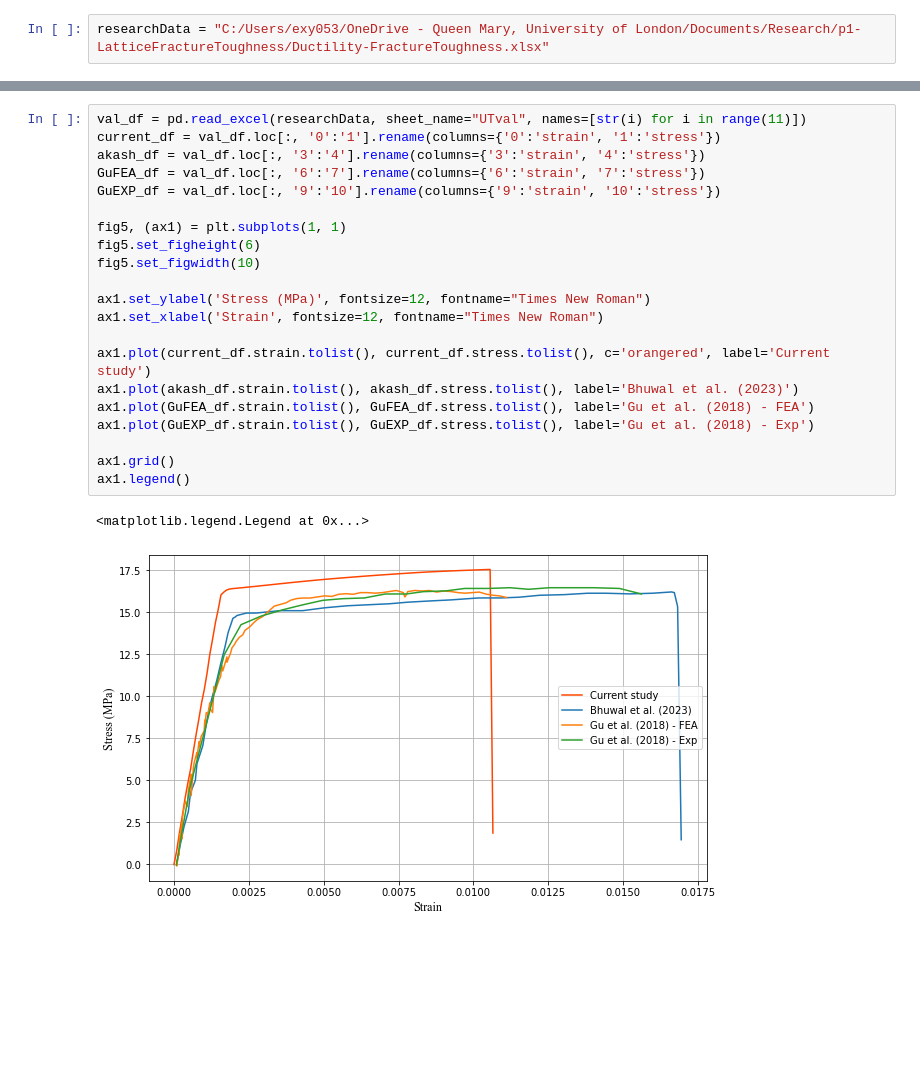
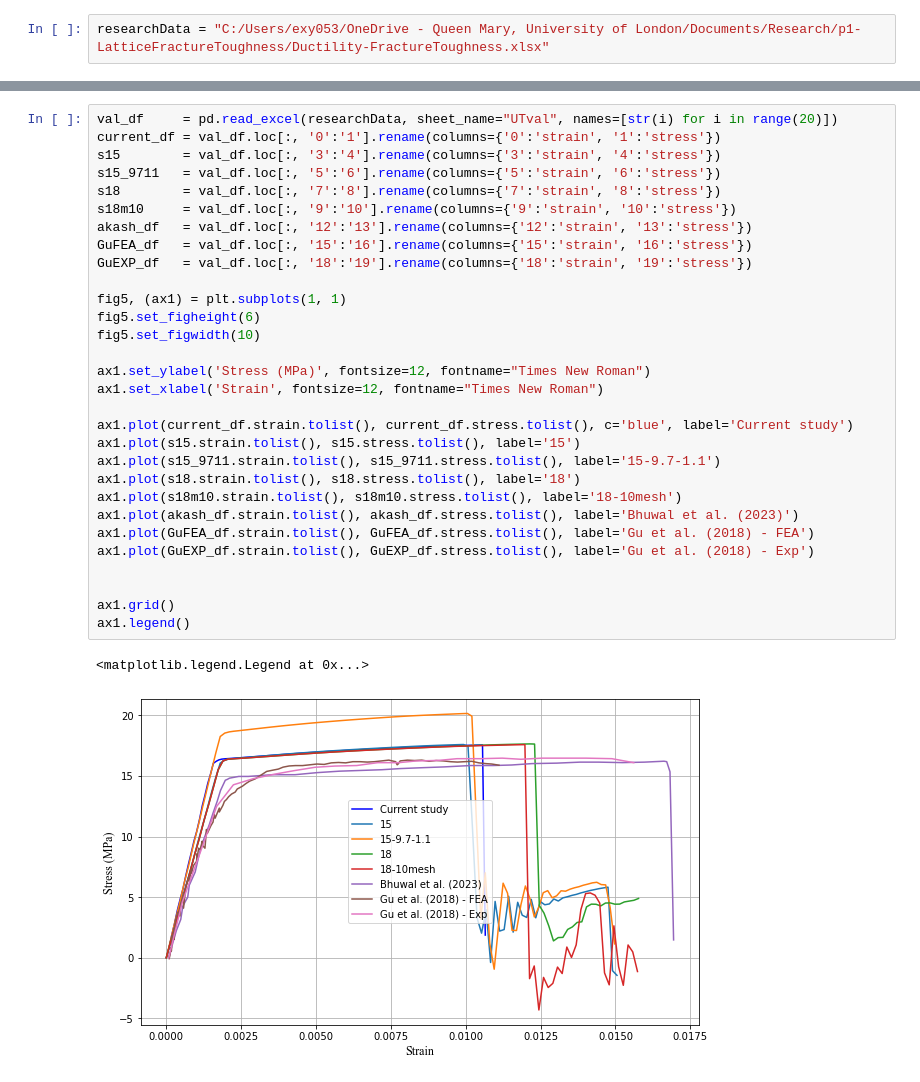
Before and after one commit to niccoforte/NF-PhD-gitRepo, a Jupyter notebook: code/plots.ipynb, the cells around one changed output, grey strips where cells are left out. Saved outputs shown, nothing was run; the diff lists cells and outputs as text; blank space fills up the shorter version.

Commit message:
Update model and plots

```diff
--- a/code/plots.ipynb
+++ b/code/plots.ipynb
@@ -340,24 +343,33 @@ NameError: name 'validation_df' is not defined
-# %%
-val_df = pd.read_excel(researchData, sheet_name="UTval", names=[str(i) for i in range(11)])
-current_df = val_df.loc[:, '0':'1'].rename(columns={'0':'strain', '1':'stress'})
-akash_df = val_df.loc[:, '3':'4'].rename(columns={'3':'strain', '4':'stress'})
-GuFEA_df = val_df.loc[:, '6':'7'].rename(columns={'6':'strain', '7':'stress'})
-GuEXP_df = val_df.loc[:, '9':'10'].rename(columns={'9':'strain', '10':'stress'})
-
-fig5, (ax1) = plt.subplots(1, 1)
-fig5.set_figheight(6)
-fig5.set_figwidth(10)
-
-ax1.set_ylabel('Stress (MPa)', fontsize=12, fontname="Times New Roman")
-ax1.set_xlabel('Strain', fontsize=12, fontname="Times New Roman")
-
-ax1.plot(current_df.strain.tolist(), current_df.stress.tolist(), c='orangered', label='Current study')
-ax1.plot(akash_df.strain.tolist(), akash_df.stress.tolist(), label='Bhuwal et al. (2023)')
-ax1.plot(GuFEA_df.strain.tolist(), GuFEA_df.stress.tolist(), label='Gu et al. (2018) - FEA')
-ax1.plot(GuEXP_df.strain.tolist(), GuEXP_df.stress.tolist(), label='Gu et al. (2018) - Exp')
-
-ax1.grid()
-ax1.legend()
-# %% [output]
-<matplotlib.legend.Legend at 0x...>
-[figure, removed]
+# %%
+val_df     = pd.read_excel(researchData, sheet_name="UTval", names=[str(i) for i in range(20)])
+current_df = val_df.loc[:, '0':'1'].rename(columns={'0':'strain', '1':'stress'})
+s15        = val_df.loc[:, '3':'4'].rename(columns={'3':'strain', '4':'stress'})
+s15_9711   = val_df.loc[:, '5':'6'].rename(columns={'5':'strain', '6':'stress'})
+s18        = val_df.loc[:, '7':'8'].rename(columns={'7':'strain', '8':'stress'})
+s18m10     = val_df.loc[:, '9':'10'].rename(columns={'9':'strain', '10':'stress'})
+akash_df   = val_df.loc[:, '12':'13'].rename(columns={'12':'strain', '13':'stress'})
+GuFEA_df   = val_df.loc[:, '15':'16'].rename(columns={'15':'strain', '16':'stress'})
+GuEXP_df   = val_df.loc[:, '18':'19'].rename(columns={'18':'strain', '19':'stress'})
+
+fig5, (ax1) = plt.subplots(1, 1)
+fig5.set_figheight(6)
+fig5.set_figwidth(10)
+
+ax1.set_ylabel('Stress (MPa)', fontsize=12, fontname="Times New Roman")
+ax1.set_xlabel('Strain', fontsize=12, fontname="Times New Roman")
+
+ax1.plot(current_df.strain.tolist(), current_df.stress.tolist(), c='blue', label='Current study')
+ax1.plot(s15.strain.tolist(), s15.stress.tolist(), label='15')
+ax1.plot(s15_9711.strain.tolist(), s15_9711.stress.tolist(), label='15-9.7-1.1')
+ax1.plot(s18.strain.tolist(), s18.stress.tolist(), label='18')
+ax1.plot(s18m10.strain.tolist(), s18m10.stress.tolist(), label='18-10mesh')
+ax1.plot(akash_df.strain.tolist(), akash_df.stress.tolist(), label='Bhuwal et al. (2023)')
+ax1.plot(GuFEA_df.strain.tolist(), GuFEA_df.stress.tolist(), label='Gu et al. (2018) - FEA')
+ax1.plot(GuEXP_df.strain.tolist(), GuEXP_df.stress.tolist(), label='Gu et al. (2018) - Exp')
+
+
+ax1.grid()
+ax1.legend()
+# %% [output]
+<matplotlib.legend.Legend at 0x...>
+[figure, added]
```
Also changed, not shown: parts of 8 cells of this notebook, 1 other file.
